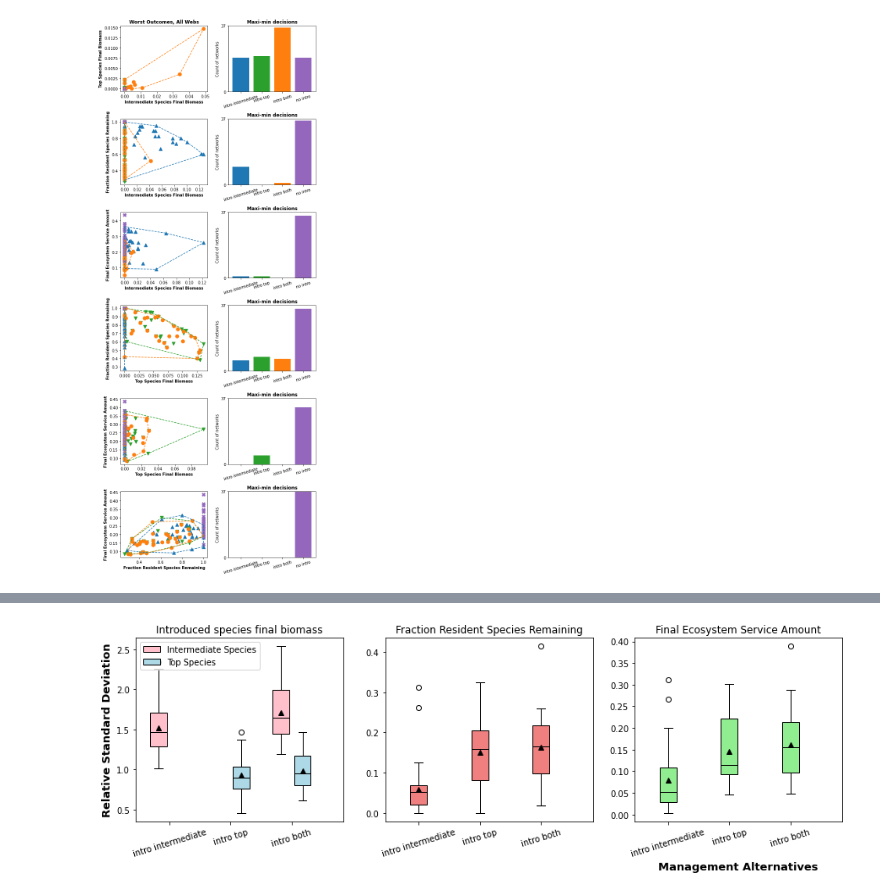
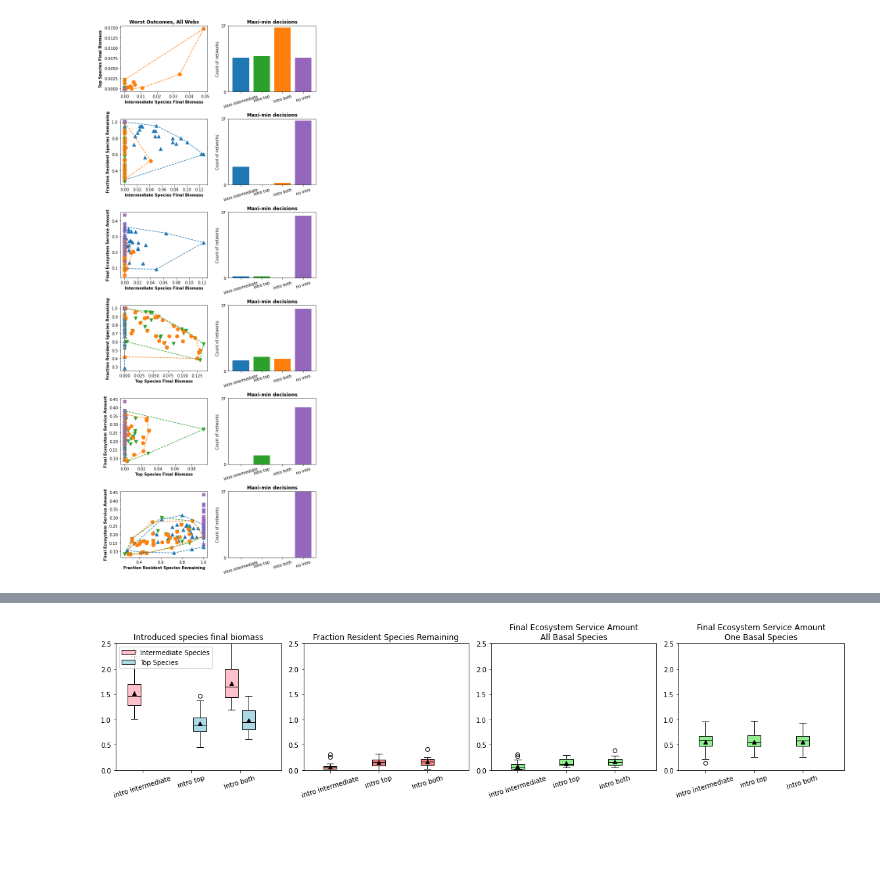
Before and after one commit to lucyvk/species_introduction_risk, a Jupyter notebook: 6_species_risk_paper_viz.ipynb, the cells around one changed output, grey strips where cells are left out. Cells and saved outputs as stored; diff of their text form; code cells hidden in the pictures; blank space fills up the shorter version.

```diff
--- a/6_species_risk_paper_viz.ipynb
+++ b/6_species_risk_paper_viz.ipynb
@@ -1269,15 +1277,15 @@ worst_overall_version(-1)
 def get_rsd(vect):
     return abs(np.std(vect)/np.mean(vect))
 
-alt1_means = np.zeros((WEBS,5))
-alt2_means = np.zeros((WEBS,5))
-alt3_means = np.zeros((WEBS,5))
-alt1_meds = np.zeros((WEBS,5))
-alt2_meds = np.zeros((WEBS,5))
-alt3_meds = np.zeros((WEBS,5))
-alt1_rsd = np.zeros((WEBS,5))
-alt2_rsd = np.zeros((WEBS,5))
-alt3_rsd = np.zeros((WEBS,5))
+alt1_means = np.zeros((WEBS,NUM_MET))
+alt2_means = np.zeros((WEBS,NUM_MET))
+alt3_means = np.zeros((WEBS,NUM_MET))
+alt1_meds = np.zeros((WEBS,NUM_MET))
+alt2_meds = np.zeros((WEBS,NUM_MET))
+alt3_meds = np.zeros((WEBS,NUM_MET))
+alt1_rsd = np.zeros((WEBS,NUM_MET))
+alt2_rsd = np.zeros((WEBS,NUM_MET))
+alt3_rsd = np.zeros((WEBS,NUM_MET))
 
 for ct in range(0,WEBS):
 
@@ -1495,7 +1516,7 @@ out_indxs: [19]
 # %%
 # Relative standard deviation plot
 
-fig, axes = plt.subplots(1, 3, figsize=(15,4))
+fig, axes = plt.subplots(1, 4, figsize=(16,4))
 
 meanpointprops = dict(markerfacecolor='k',markeredgecolor='k')
 # Species 1 metric
@@ -1510,7 +1531,7 @@ bp2 = axes.flat[0].boxplot(intro_2s,positions=np.array(np.arange(len(intro_1s)))
 ticks = mang_labels[0:3]
 axes.flat[0].set_xticks([0,2,4])
 axes.flat[0].set_xticklabels(ticks,rotation=17)
-axes.flat[0].set_ylabel("Relative Standard Deviation",fontweight='bold',fontsize=13)
+#axes.flat[0].set_ylabel("Relative Standard Deviation",fontweight='bold',fontsize=13)
 for patch in bp1['boxes']:
     patch.set_facecolor(metric_colors[0])
 plt.setp(bp1['medians'], color='k')
@@ -1523,6 +1544,7 @@ axes.flat[0].set_title("Introduced species final biomass")
 axes.flat[0].set_xlim([-1.1,5.7])
 new_lab1 = label_strs[0].replace(" Final Biomass","")
 new_lab2 = label_strs[1].replace(" Final Biomass","")
+axes.flat[0].set_ylim([0,2.5])
 axes.flat[0].legend([bp1["boxes"][0], bp2["boxes"][0]],[new_lab1,new_lab2], loc='upper left')
 
 # BIO PLOT - separate
@@ -1532,41 +1554,53 @@ bios = [alt1_rsd[:,m],alt2_rsd[:,m],alt3_rsd[:,m]]
 bp3 = axes.flat[1].boxplot(bios,positions=np.array(np.arange(len(bios)))*2.0, patch_artist=True,
                   showmeans=True,meanprops=meanpointprops,widths=(0.55,0.55,0.55))
 ticks = mang_labels[0:3]
 axes.flat[1].set_xticks([0,2,4])
 axes.flat[1].set_xticklabels(ticks,rotation=17)
 for patch in bp3['boxes']:
     patch.set_facecolor(metric_colors[m])
 plt.setp(bp3['medians'], color='k')
 plt.setp(bp3['means'], color='k')
 axes.flat[1].set_xlim([-1.1,5.7])
 axes.flat[1].set_title(label_strs[m])
+axes.flat[1].set_ylim([0,2.5])
 
 # ES PLOT - separate
 m = 4 # Base this off of the raw final ES amount
 meanpointprops = dict(markerfacecolor='k',markeredgecolor='k')
 ess = [alt1_rsd[:,m],alt2_rsd[:,m],alt3_rsd[:,m]]
 bp3 = axes.flat[2].boxplot(ess,positions=np.array(np.arange(len(ess)))*2.0, patch_artist=True,
                   showmeans=True,meanprops=meanpointprops,widths=(0.55,0.55,0.55))
 ticks = mang_labels[0:3]
 axes.flat[2].set_xticks([0,2,4])
 axes.flat[2].set_xticklabels(ticks,rotation=17)
 for patch in bp3['boxes']:
     patch.set_facecolor(metric_colors[m])
 plt.setp(bp3['medians'], color='k')
 plt.setp(bp3['means'], color='k')
-axes.flat[2].set_xlabel("Management Alternatives",fontweight='bold',fontsize=13)
 axes.flat[2].set_xlim([-1.1,5.7])
-#axes.flat[1].set_ylim([0,20])
-axes.flat[2].set_title(label_strs[m])
+axes.flat[2].set_title(label_strs[m]+ "\nAll Basal Species")
+axes.flat[2].set_ylim([0,2.5])
 
-# if not os.path.exists('./overall_plots_0421'):
-#     os.mkdir('./overall_plots_0421')
+meanpointprops = dict(markerfacecolor='k',markeredgecolor='k')
+ess = [alt1_ones_rsd,alt2_ones_rsd,alt3_ones_rsd]
+bp3 = axes.flat[3].boxplot(ess,positions=np.array(np.arange(len(ess)))*2.0, patch_artist=True,
+                  showmeans=True,meanprops=meanpointprops,widths=(0.55,0.55,0.55))
+ticks = mang_labels[0:3]
+axes.flat[3].set_xticks([0,2,4])
+axes.flat[3].set_xticklabels(ticks,rotation=17)
+for patch in bp3['boxes']:
+    patch.set_facecolor(metric_colors[m])
+plt.setp(bp3['medians'], color='k')
+plt.setp(bp3['means'], color='k')
+axes.flat[3].set_xlim([-1.1,5.7])
+axes.flat[3].set_title(label_strs[m]+ "\nOne Basal Species")
+axes.flat[3].set_ylim([0,2.5])
 
-# plt.savefig('./overall_plots_0421/relative_sd.png')
-
+plt.tight_layout()
+plt.savefig('./paper_plots/Fig_8.png',dpi=1200)
 plt.show()
 # %% [output]
-[figure, old version]
+[figure, new version]
 # %%
 # Identify a web for which the % change es amount was positive (based on Means)
 
```
Also changed, not shown: parts of 26 cells of this notebook, 4 other files.
